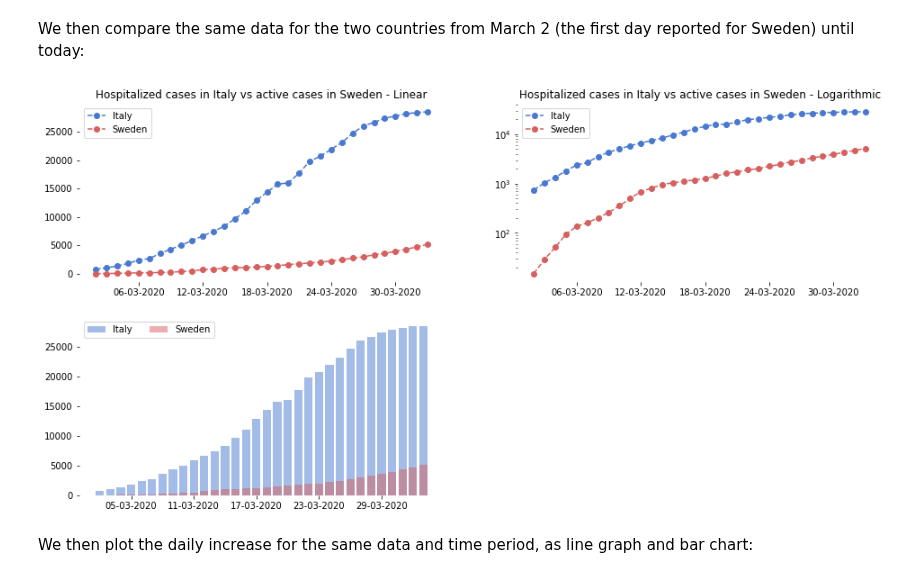
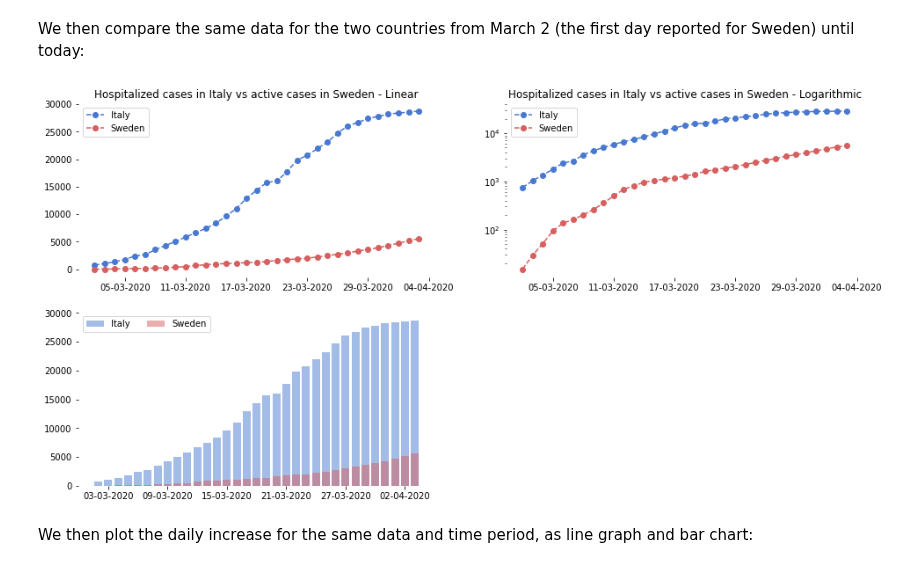
Before and after one commit to eera-l/Covid19-Sweden-Overview, a Jupyter notebook: c19-it-swe.ipynb, the cells around one changed output. Cells and saved outputs as stored; diff of their text form; code cells hidden in the pictures.

```diff
--- a/c19-it-swe.ipynb
+++ b/c19-it-swe.ipynb
@@ -141,12 +152,12 @@ italy_hospitalized = [742, 1034, 1346, 1790, 2394, 2651, 3550, 4316,
                      5038, 5838, 6650, 7426, 8372, 9663, 11025,
                      12894, 14363, 15757, 16020, 17708, 19846,
                      20692, 21937, 23112, 24753, 26029, 26676,
-                     27386, 27795, 28192, 28403, 28540]
+                     27386, 27795, 28192, 28403, 28540, 28741]
 
 sweden_active = [15, 29, 51, 93, 136, 160, 202, 259, 354, 498, 685,
                 812, 958, 1036, 1113, 1187, 1276, 1412, 1607, 1734,
                 1897, 2003, 2243, 2448, 2747, 2948, 3326,
-                3574, 3928, 4291, 4735, 5157]
+                3574, 3928, 4291, 4735, 5157, 5566]
 
 start = dt.date(2020, 3, 2)
 end = start + dt.timedelta(days=len(italy_hospitalized))
@@ -158,34 +169,34 @@ ax1 = fig.add_subplot(221)
 ax1.plot(days, italy_hospitalized, '--bo', label='Italy')
 ax1.plot(days, sweden_active, '--ro', label='Sweden')
 ax1.legend(loc="upper left")
 ax1.set_title('Hospitalized cases in Italy vs active cases in Sweden - Linear')
 ax1.xaxis.set_major_formatter(mdates.DateFormatter('%d-%m-%Y'))
 ax1.xaxis.set_major_locator(mdates.DayLocator(interval=6))
 
 ax2 = fig.add_subplot(222)
 ax2.plot(days, italy_hospitalized, '--bo', label='Italy')
 ax2.plot(days, sweden_active, '--ro', label='Sweden')
 ax2.legend(loc="upper left")
 ax2.set_title('Hospitalized cases in Italy vs active cases in Sweden - Logarithmic')
 ax2.set_yscale('log')
 ax2.xaxis.set_major_formatter(mdates.DateFormatter('%d-%m-%Y'))
 ax2.xaxis.set_major_locator(mdates.DayLocator(interval=6))
 
 ax3 = fig.add_subplot(223)
 
 ax3.bar(days, italy_hospitalized, color='b', alpha=0.5, label='Italy')
 ax3.bar(days, sweden_active, color='r', alpha=0.5, label='Sweden')
 ax3.legend(ncol = 2, loc = 'upper left')
 ax3.xaxis.set_major_formatter(mdates.DateFormatter('%d-%m-%Y'))
 ax3.xaxis.set_major_locator(mdates.DayLocator(interval=6))
 
 sns.set_color_codes('muted')
 sns.despine(left = True, bottom = True)
 fig.set_figheight(8)
 fig.set_figwidth(16)
 plt.show()
 # %% [output]
-[figure, old version]
+[figure, new version]
 # %% [markdown]
 We then plot the daily increase for the same data and time period, as line graph and bar chart:
 # %%
```
Also changed, not shown: parts of 7 cells of this notebook.
